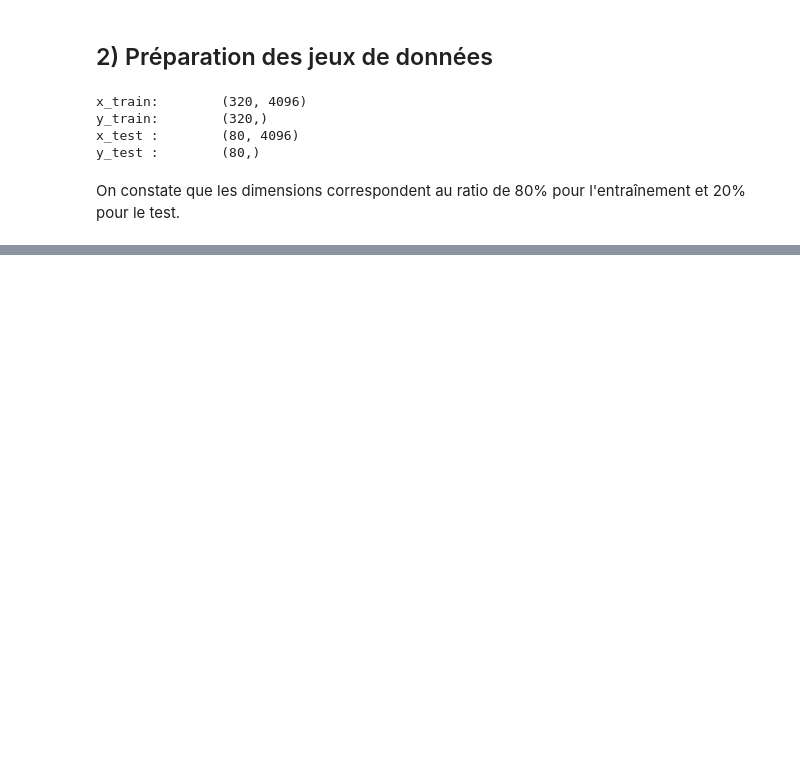
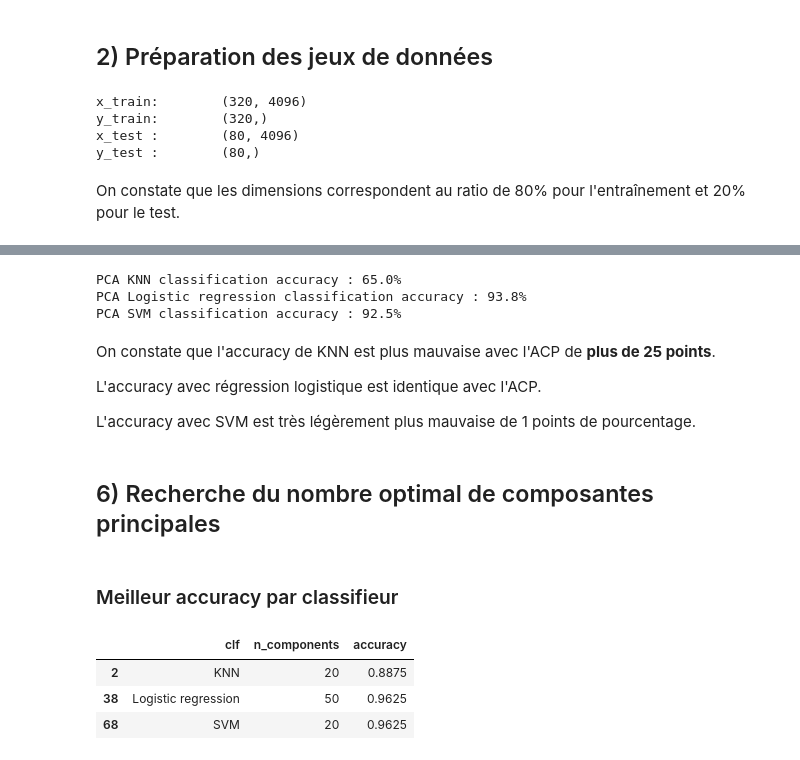
Before and after one commit to HUART1848/PCD_L4, a Jupyter notebook: Labo4-ACP-FerchichiHuart.ipynb, the cells around one changed output, grey strips where cells are left out. Saved outputs shown, nothing was run; the diff lists cells and outputs as text; code cells hidden in the pictures; blank space fills up the shorter version.

```diff
--- a/Labo4-ACP-FerchichiHuart.ipynb
+++ b/Labo4-ACP-FerchichiHuart.ipynb
@@ -107,0 +156,2 @@ On constate que les dimensions correspondent au ratio de 80% pour l'entraînemen
+# %%
+x_train_pca, x_test_pca = pca_transform(x_train, x_test)
@@ -107,0 +172,52 @@ On constate que les dimensions correspondent au ratio de 80% pour l'entraînemen
+# %%
+for name, clf in classifiers.items():
+    accuracy = accuracy_with_clf(clf, x_train_pca, y_train, x_test_pca, y_test)
+    print(f"PCA {name} classification accuracy : {accuracy:.1%}")
+# %% [output]
+PCA KNN classification accuracy : 65.0%
+PCA Logistic regression classification accuracy : 93.8%
+PCA SVM classification accuracy : 92.5%
+# %% [markdown]
+On constate que l'accuracy de KNN est plus mauvaise avec l'ACP de **plus de 25 points**.
+
+L'accuracy avec régression logistique est identique avec l'ACP.
+
+L'accuracy avec SVM est très légèrement plus mauvaise de 1 points de pourcentage.
+# %% [markdown]
+## 6) Recherche du nombre optimal de composantes principales
+# %%
+def pca_report(x_train, y_train, x_test, y_test, classifiers, n_components_range, verbose=False):
+    """
+    Retourne les résultats d'accuracy issus d'essais du nombre de composantes principales pour la méthode ACP
+    et de l'application de méthodes de classification.
+    """
+    results = pd.DataFrame(columns=["clf", "n_components", "accuracy"])
+    for (name, clf), n_components in itertools.product(classifiers.items(), n_components_range):
+        x_train_pca, x_test_pca = pca_transform(x_train, x_test, n_components)
+
+        accuracy = accuracy_with_clf(clf, x_train_pca, y_train, x_test_pca, y_test)
+        result = pd.DataFrame([{
+            "clf": name,
+            "n_components": n_components,
+            "accuracy": accuracy
+        }])
+
+        if verbose:
+            print(f"{name} {n_components} : {accuracy}")
+
+        results = pd.concat([results, result])
+    return results.reset_index(drop=True)
+# %%
+# Valeurs de 1 puis 10, 20, 30.. jusqu'à 320 c-à-d la taille des données d'entraînement,
+# qui correspond à la taille limite prise en charge par la méthode d'ACP ici (min(n_samples, n_features)=320).
+n_components_range = [1] + list(range(10, 321, 10))
+results = pca_report(x_train, y_train, x_test, y_test, classifiers, n_components_range)
+# %% [markdown]
+### Meilleur accuracy par classifieur
+# %%
+results.loc[results.groupby("clf")["accuracy"].idxmax()]
+# %% [output]
+|  | clf | n_components | accuracy |
+| 2 | KNN | 20 | 0.8875 |
+| 38 | Logistic regression | 50 | 0.9625 |
+| 68 | SVM | 20 | 0.9625 |
```
Also changed, not shown: parts of 32 cells of this notebook.
